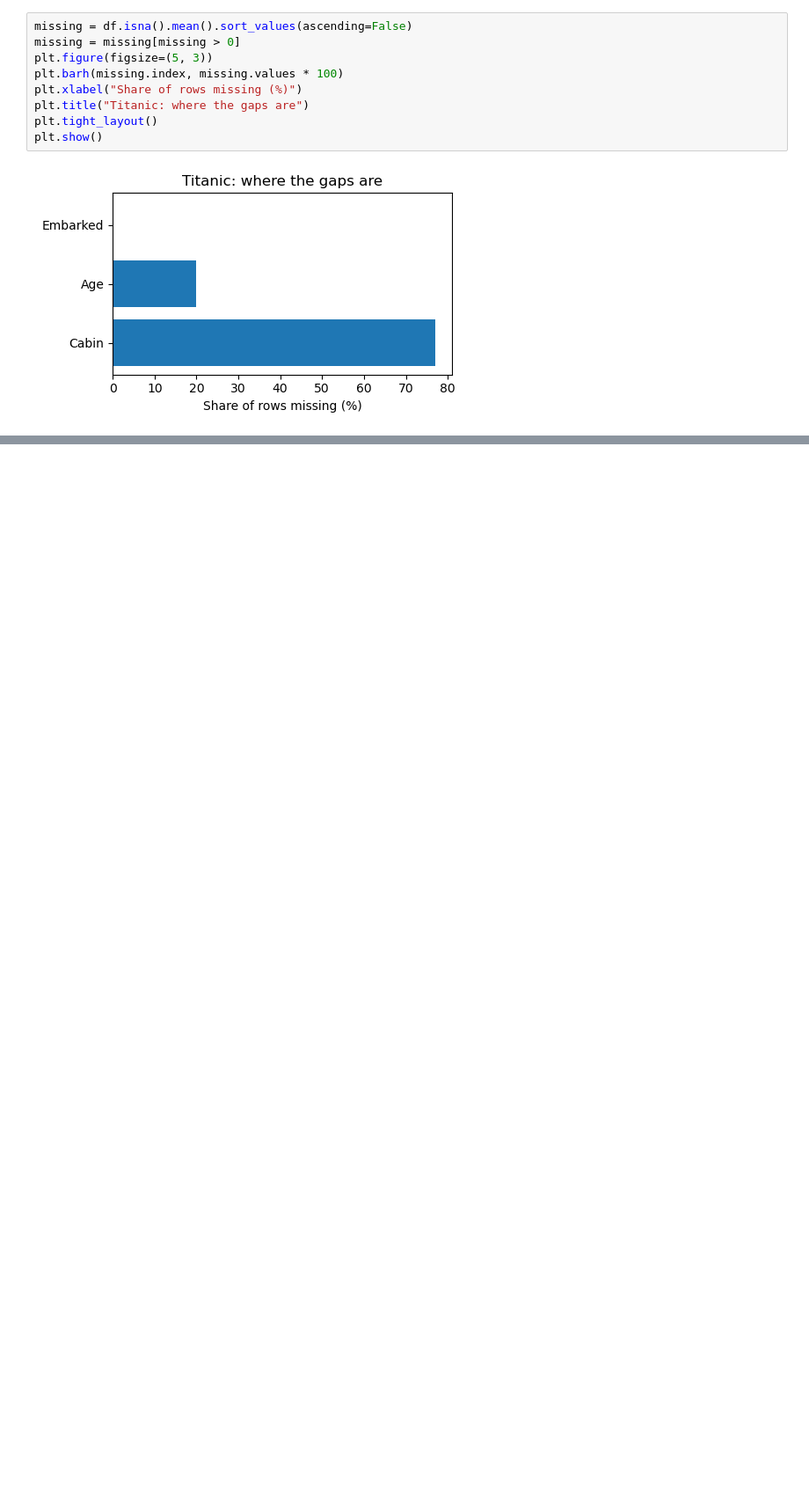
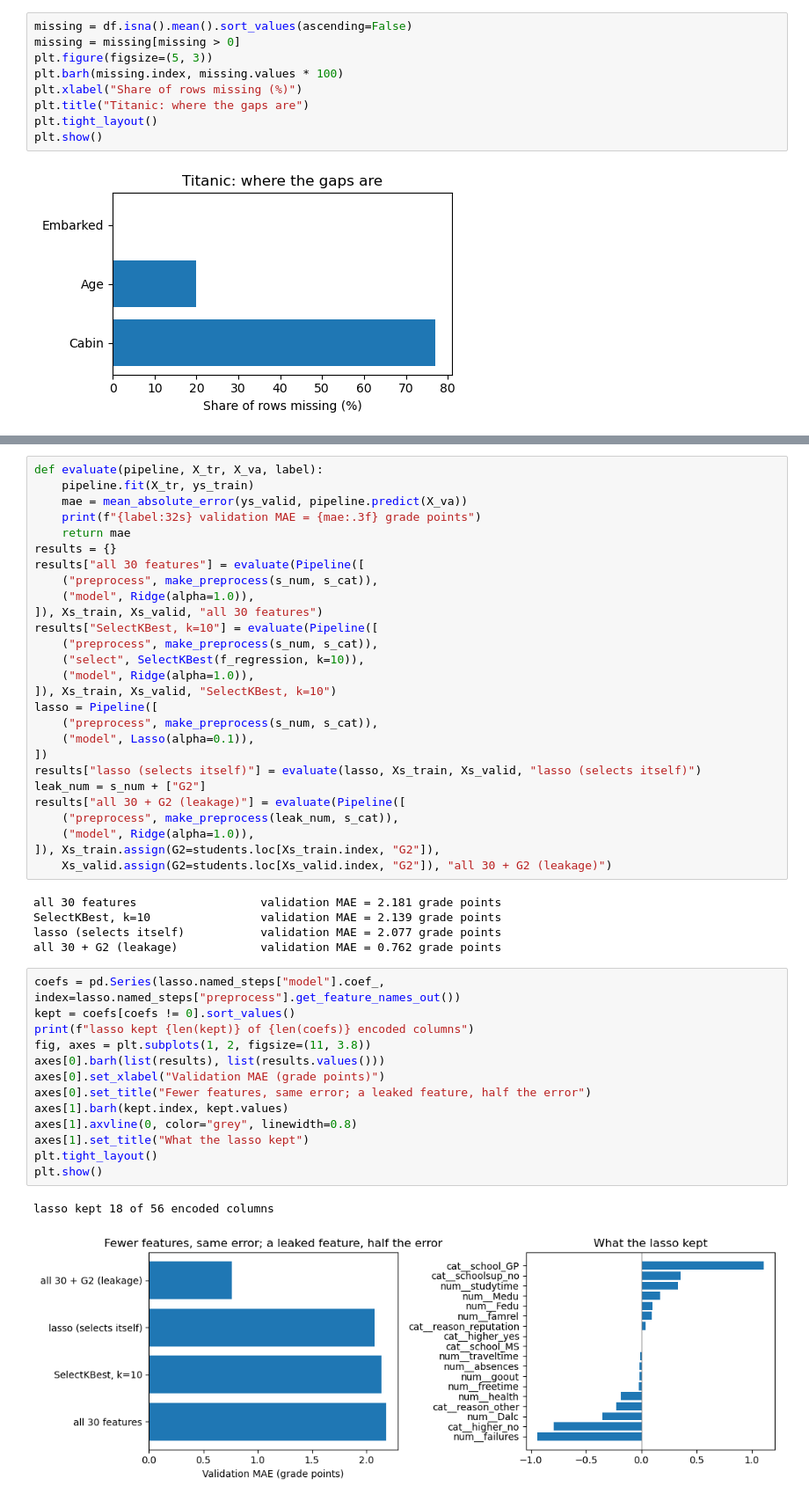
Before and after one commit to JinoPod/ML-LAB, a Jupyter notebook: all_experiments/Untitled.ipynb, the cells around one changed output, grey strips where cells are left out. Shown at 88% size. Saved outputs shown, nothing was run; the diff lists cells and outputs as text; blank space fills up the shorter version.

```diff
--- a/all_experiments/Untitled.ipynb
+++ b/all_experiments/Untitled.ipynb
@@ -63,0 +178,48 @@ plt.show()
+# %%
+def evaluate(pipeline, X_tr, X_va, label):
+    pipeline.fit(X_tr, ys_train)
+    mae = mean_absolute_error(ys_valid, pipeline.predict(X_va))
+    print(f"{label:32s} validation MAE = {mae:.3f} grade points")
+    return mae
+results = {}
+results["all 30 features"] = evaluate(Pipeline([
+    ("preprocess", make_preprocess(s_num, s_cat)),
+    ("model", Ridge(alpha=1.0)),
+]), Xs_train, Xs_valid, "all 30 features")
+results["SelectKBest, k=10"] = evaluate(Pipeline([
+    ("preprocess", make_preprocess(s_num, s_cat)),
+    ("select", SelectKBest(f_regression, k=10)),
+    ("model", Ridge(alpha=1.0)),
+]), Xs_train, Xs_valid, "SelectKBest, k=10")
+lasso = Pipeline([
+    ("preprocess", make_preprocess(s_num, s_cat)),
+    ("model", Lasso(alpha=0.1)),
+])
+results["lasso (selects itself)"] = evaluate(lasso, Xs_train, Xs_valid, "lasso (selects itself)")
+leak_num = s_num + ["G2"]
+results["all 30 + G2 (leakage)"] = evaluate(Pipeline([
+    ("preprocess", make_preprocess(leak_num, s_cat)),
+    ("model", Ridge(alpha=1.0)),
+]), Xs_train.assign(G2=students.loc[Xs_train.index, "G2"]),
+    Xs_valid.assign(G2=students.loc[Xs_valid.index, "G2"]), "all 30 + G2 (leakage)")
+# %% [output]
+all 30 features                  validation MAE = 2.181 grade points
+SelectKBest, k=10                validation MAE = 2.139 grade points
+lasso (selects itself)           validation MAE = 2.077 grade points
+all 30 + G2 (leakage)            validation MAE = 0.762 grade points
+# %%
+coefs = pd.Series(lasso.named_steps["model"].coef_, index=lasso.named_steps["preprocess"].get_feature_names_out())
+kept = coefs[coefs != 0].sort_values()
+print(f"lasso kept {len(kept)} of {len(coefs)} encoded columns")
+fig, axes = plt.subplots(1, 2, figsize=(11, 3.8))
+axes[0].barh(list(results), list(results.values()))
+axes[0].set_xlabel("Validation MAE (grade points)")
+axes[0].set_title("Fewer features, same error; a leaked feature, half the error")
+axes[1].barh(kept.index, kept.values)
+axes[1].axvline(0, color="grey", linewidth=0.8)
+axes[1].set_title("What the lasso kept")
+plt.tight_layout()
+plt.show()
+# %% [output]
+lasso kept 18 of 56 encoded columns
+[figure, added]
```
Also changed, not shown: parts of 8 cells of this notebook, 7 other files.
